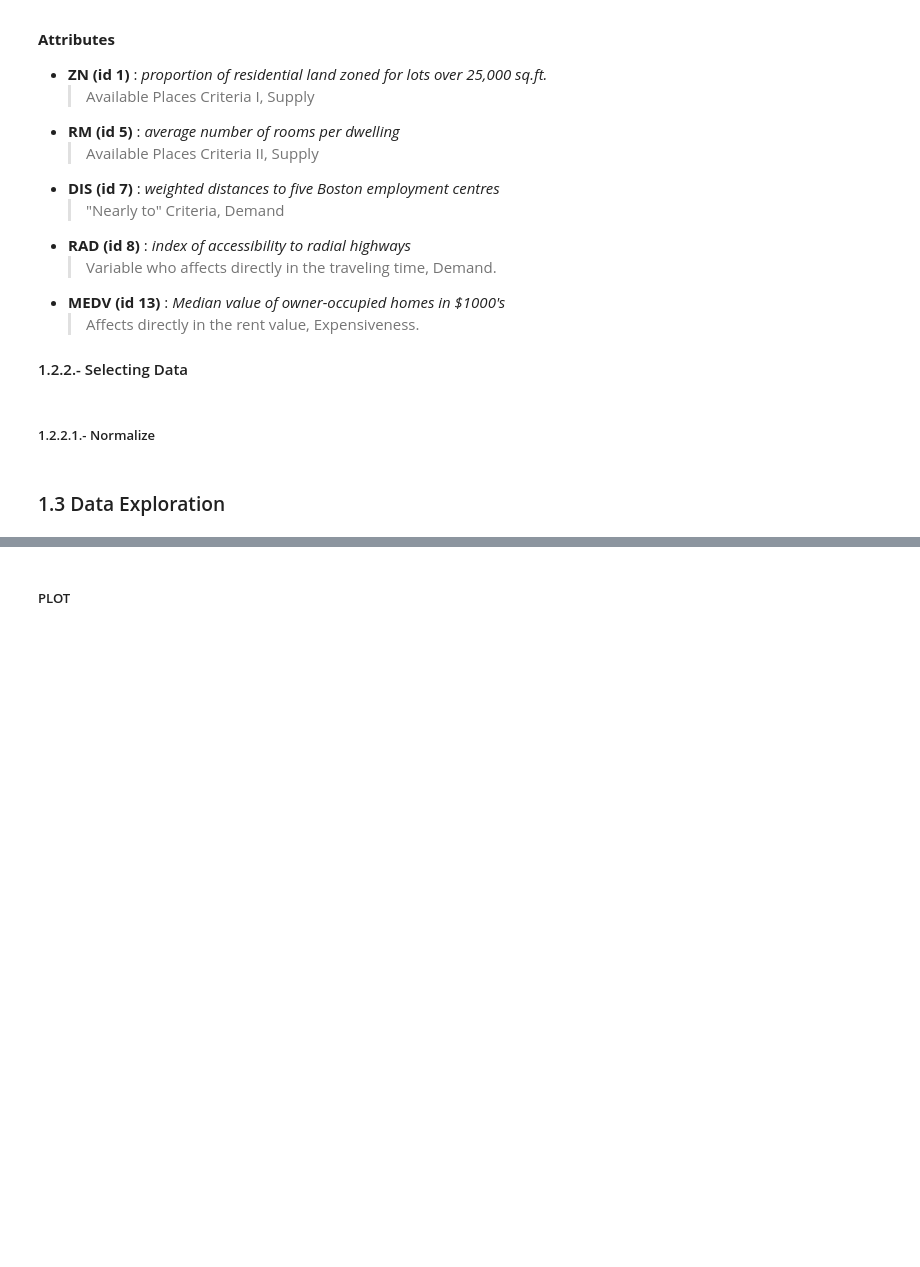
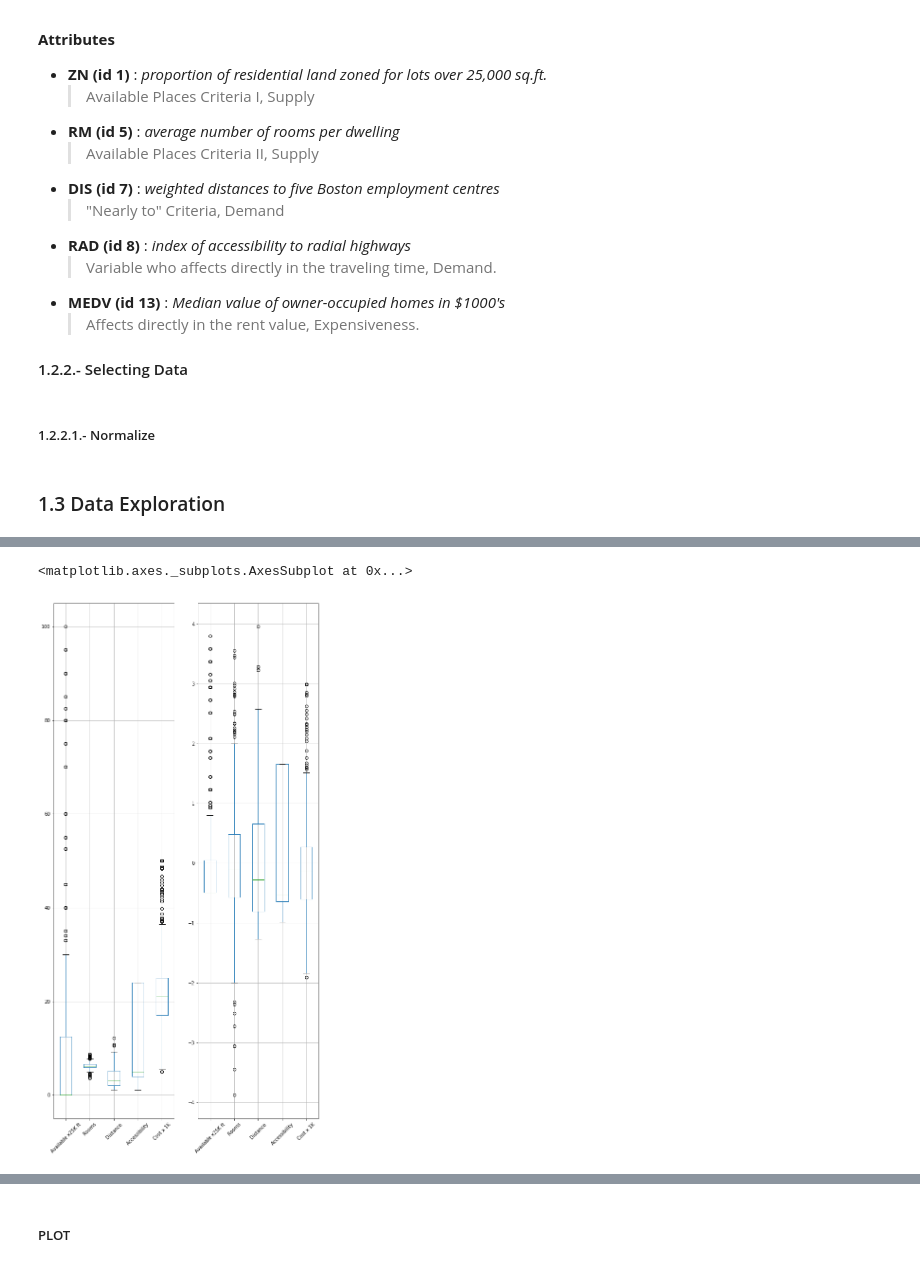
Before and after one commit to jahirmedinacs/datamining-p2, a Jupyter notebook: Practica2.ipynb, the cells around one changed output, grey strips where cells are left out. Cells and saved outputs as stored; diff of their text form; code cells hidden in the pictures; blank space fills up the shorter version.

```diff
--- a/Practica2.ipynb
+++ b/Practica2.ipynb
@@ -156,0 +127,13 @@ plt.show()
+# %%
+in_normal_base_case_data_Boston = p_plt.to_normal_base(case_data_Boston)
+
+plt.figure(figsize=(10,20))
+
+plt.subplot(1, 2, 1)
+not_norm_case_data_Boston.boxplot(column=not_norm_case_data_Boston.columns[[0,1,2,3,4]].tolist(), rot=45)
+
+plt.subplot(1, 2, 2)
+in_normal_base_case_data_Boston.boxplot(column=in_normal_base_case_data_Boston.columns[[0,1,2,3,4]].tolist(), rot=45)
+# %% [output]
+<matplotlib.axes._subplots.AxesSubplot at 0x...>
+[figure, added]
```
Also changed, not shown: parts of 93 cells of this notebook, 2 other files.
